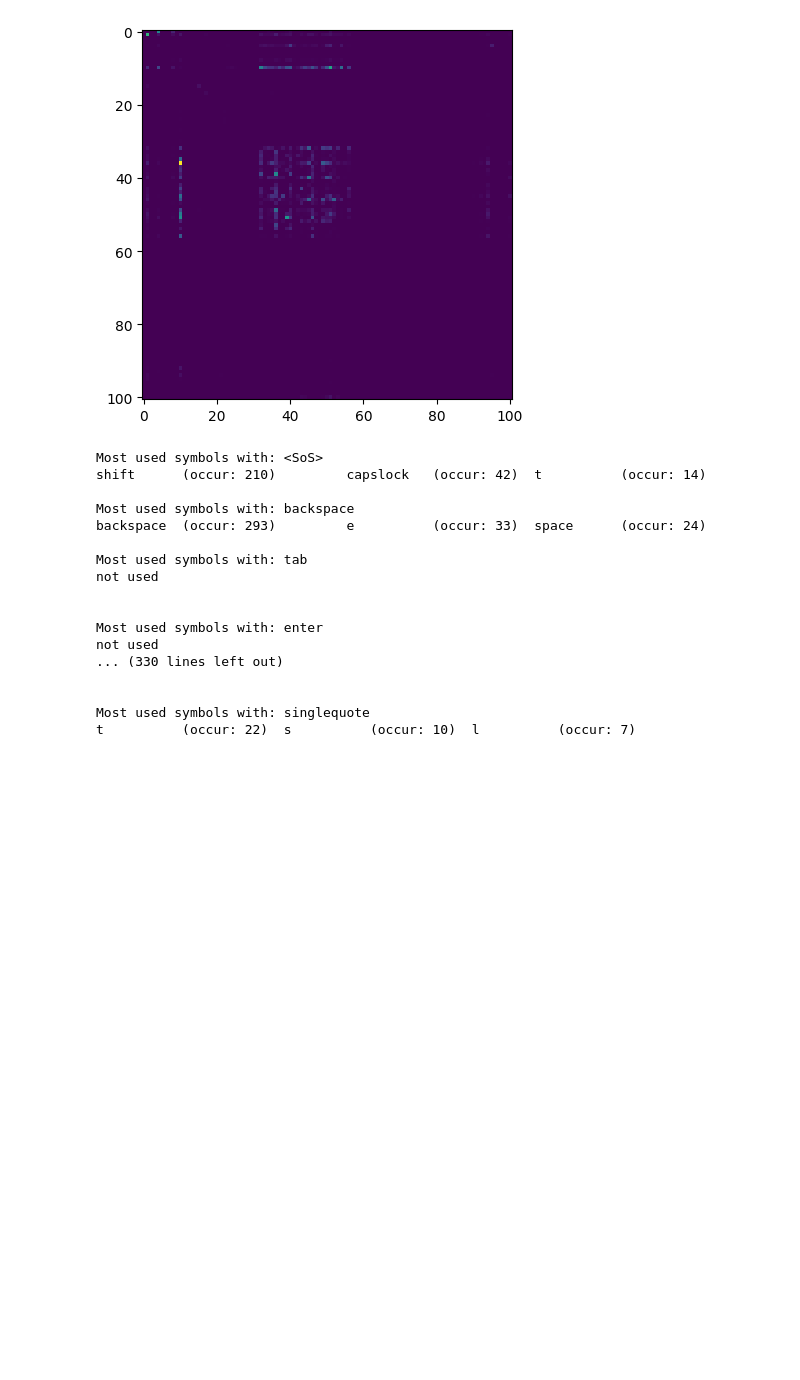
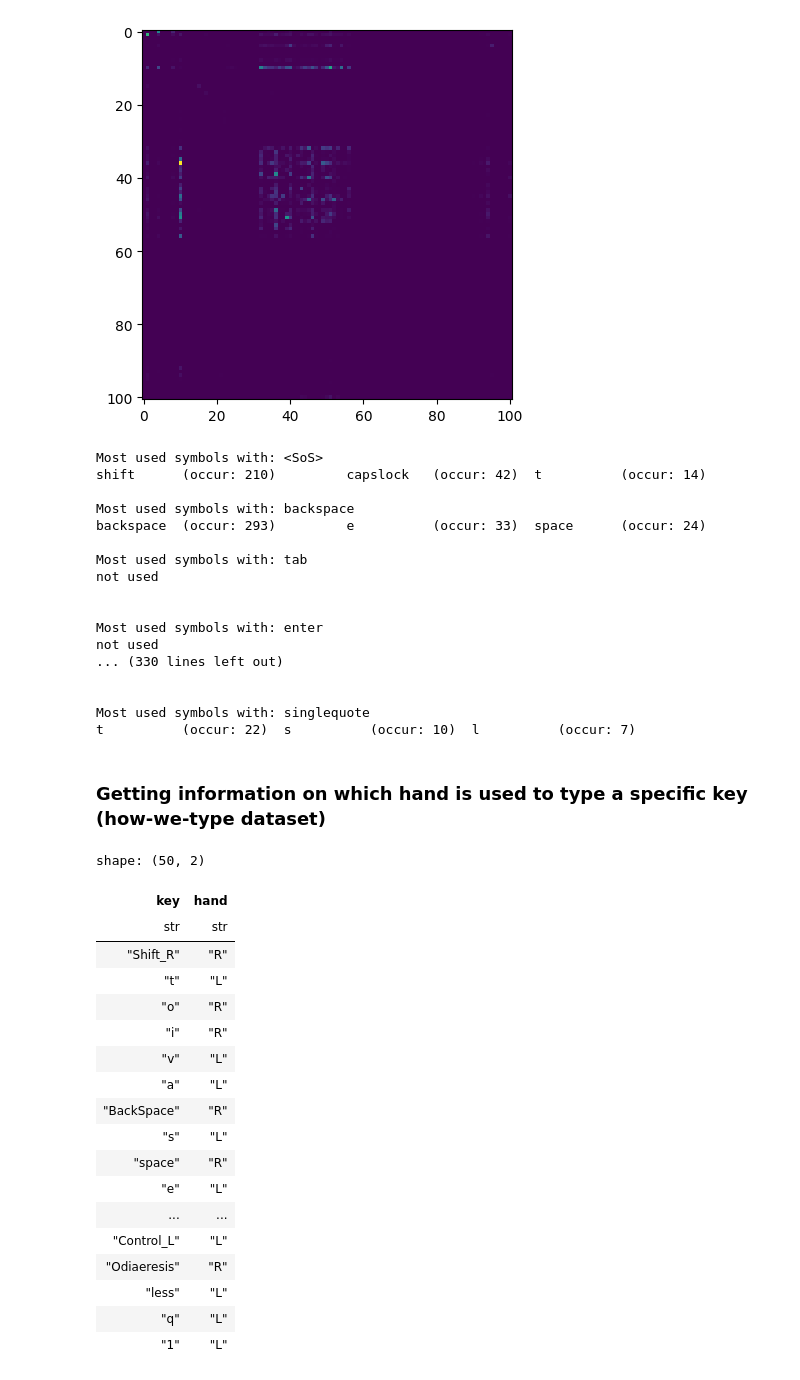
Before and after one commit to ivanshamilov/Masters-Thesis, a Jupyter notebook: polars.ipynb, the cells around one changed output. Drawn from its saved outputs; the diff is of its cells as text; code cells hidden in the pictures; blank space fills up the shorter version.

Commit message:
how-we-type hand categorization

```diff
--- a/polars.ipynb
+++ b/polars.ipynb
@@ -297,3 +319,47 @@ not used
 
 Most used symbols with: singlequote
 t          (occur: 22)  s          (occur: 10)  l          (occur: 7)
+# %% [markdown]
+### Getting information on which hand is used to type a specific key (how-we-type dataset)
+# %%
+howwetype = "data/how-we-type-dataset"
+
+ids = [re.findall(r"^[0-9]+", f)[0] for f in os.listdir(howwetype) if re.match("^[0-9]+", f)]
+# %%
+hwt_df = pl.DataFrame()
+
+for i in os.listdir(howwetype):
+    df = pl.read_csv(os.path.join(howwetype, i), sep="\t")
+    hwt_df = pl.concat([hwt_df, df[["key_symbol", "finger"]]])
+# %%
+hwt = hwt_df.with_columns([
+    pl.col("finger").str.split("_"),
+]).apply(lambda x: (x[0], x[1][0]))
+
+hwt.columns = ["key", "hand"]
+# %%
+hwt = hwt.groupby("key", maintain_order=True).agg([
+          pl.col("hand").apply(lambda x: st.mode(x).mode[0]).alias("hand"),
+      ])
+# %%
+hwt
+# %% [output]
+shape: (50, 2)
+| key | hand |
+| str | str |
+| "Shift_R" | "R" |
+| "t" | "L" |
+| "o" | "R" |
+| "i" | "R" |
+| "v" | "L" |
+| "a" | "L" |
+| "BackSpace" | "R" |
+| "s" | "L" |
+| "space" | "R" |
+| "e" | "L" |
+| ... | ... |
+| "Control_L" | "L" |
+| "Odiaeresis" | "R" |
+| "less" | "L" |
+| "q" | "L" |
+| "1" | "L" |
```
Also changed, not shown: parts of 3 cells of this notebook, 1 other file.
